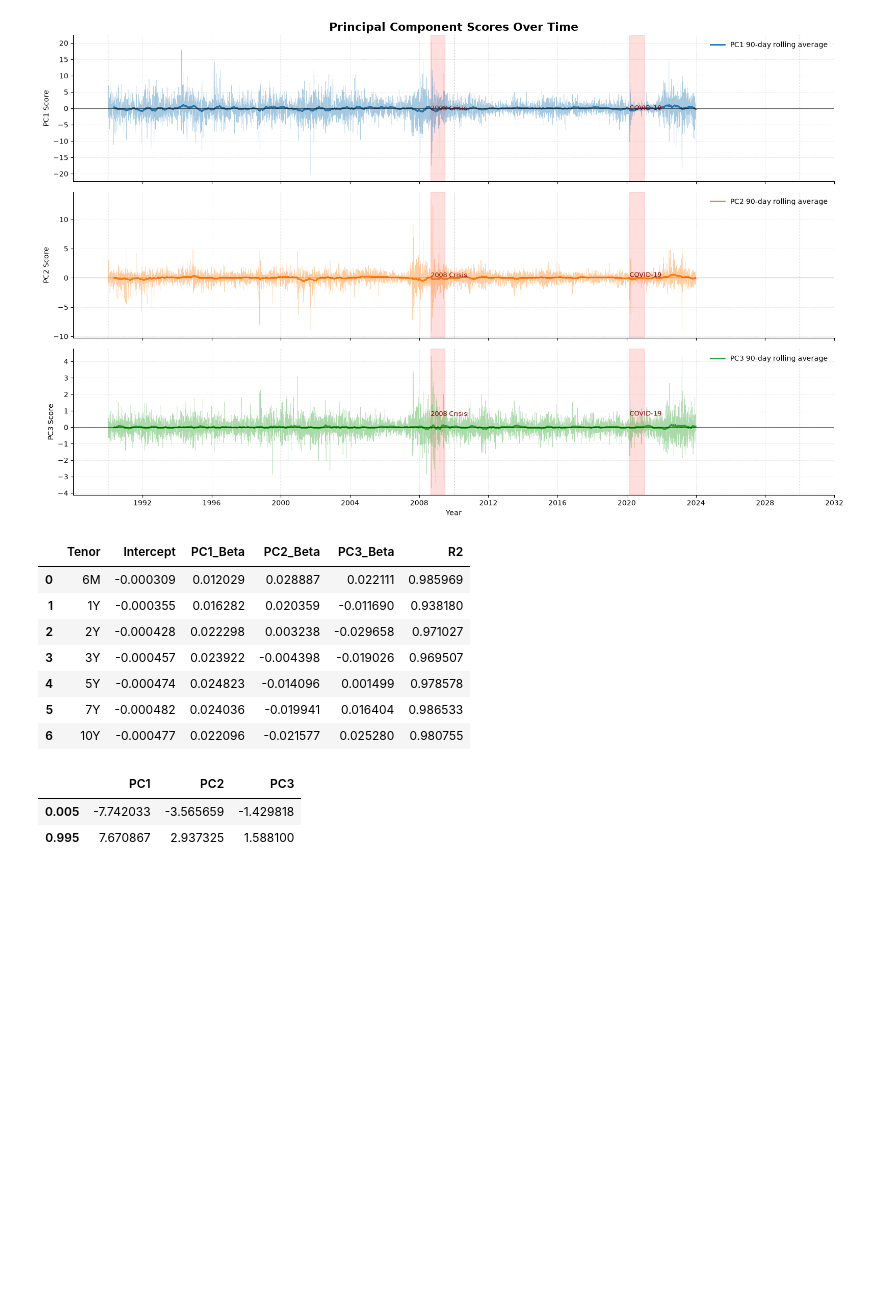
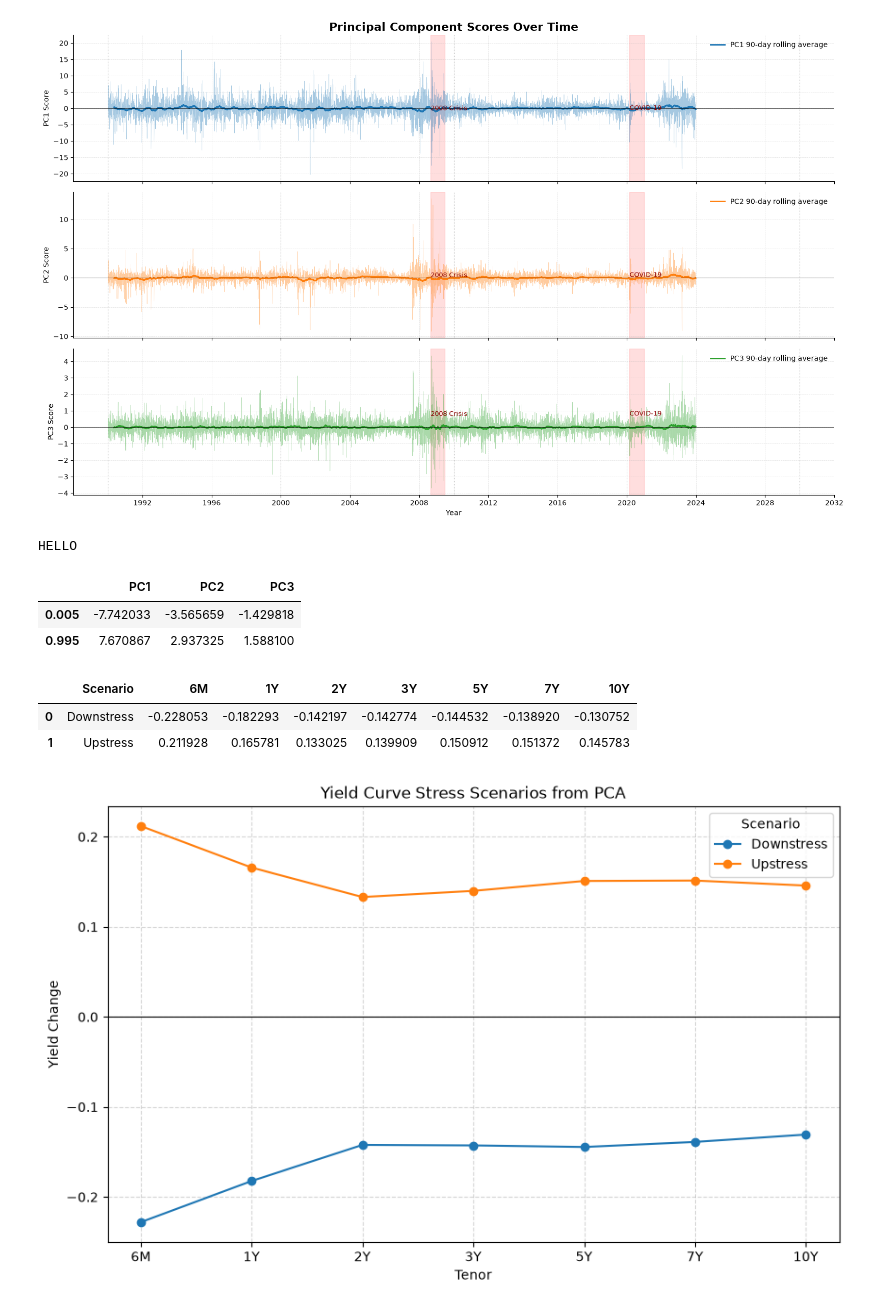
Before and after one commit to Pijon28/pca-vasicek-yield-sim, a Jupyter notebook: notebooks/02_PCA.ipynb, the cells around one changed output. Cells and saved outputs as stored; diff of their text form; code cells hidden in the pictures; blank space fills up the shorter version.

Commit message:
PCA completed with up and downstress

```diff
--- a/notebooks/02_PCA.ipynb
+++ b/notebooks/02_PCA.ipynb
@@ -262,7 +299,7 @@ The intercept is the expected yield change when all principal components are zer
 
 R2 is the coefficient of determination which tells us how much of the variance in the yield changes can be explained by the principal components.'''
 
-tenors=["6M", "1Y", "2Y", "3Y", "5Y", "7Y", "10Y"]
+'''tenors=["6M", "1Y", "2Y", "3Y", "5Y", "7Y", "10Y"]
 
 X=pc_scores[["PC1", "PC2", "PC3"]]
 Y=df[tenors]
@@ -284,16 +321,9 @@ for tenor in tenors:
 
 regression_df=pd.DataFrame(regression_results)
 
-regression_df
+regression_df'''
 # %% [output]
-|  | Tenor | Intercept | PC1_Beta | PC2_Beta | PC3_Beta | R2 |
-| 0 | 6M | -0.000309 | 0.012029 | 0.028887 | 0.022111 | 0.985969 |
-| 1 | 1Y | -0.000355 | 0.016282 | 0.020359 | -0.011690 | 0.938180 |
-| 2 | 2Y | -0.000428 | 0.022298 | 0.003238 | -0.029658 | 0.971027 |
-| 3 | 3Y | -0.000457 | 0.023922 | -0.004398 | -0.019026 | 0.969507 |
-| 4 | 5Y | -0.000474 | 0.024823 | -0.014096 | 0.001499 | 0.978578 |
-| 5 | 7Y | -0.000482 | 0.024036 | -0.019941 | 0.016404 | 0.986533 |
-| 6 | 10Y | -0.000477 | 0.022096 | -0.021577 | 0.025280 | 0.980755 |
+HELLO
 # %%
 #Now we will stress test the results for up and down stress scenarios
 
@@ -308,3 +338,56 @@ pc_stress
 |  | PC1 | PC2 | PC3 |
 | 0.005 | -7.742033 | -3.565659 | -1.429818 |
 | 0.995 | 7.670867 | 2.937325 | 1.588100 |
+# %%
+# Convert PC stress scenarios into yield curve stress scenarios
+
+stress_rows = []
+
+for percentile, pc_values in pc_stress.iterrows():
+
+    if percentile == 0.995:
+        scenario_name = "Upstress"
+    elif percentile == 0.005:
+        scenario_name = "Downstress"
+    else:
+        scenario_name = str(percentile)
+
+    row = {"Scenario": scenario_name}
+
+    for _, reg in regression_df.iterrows():
+
+        tenor = reg["Tenor"]
+
+        stressed_yield_change = (
+            reg["Intercept"]
+            + reg["PC1_Beta"] * pc_values["PC1"]
+            + reg["PC2_Beta"] * pc_values["PC2"]
+            + reg["PC3_Beta"] * pc_values["PC3"]
+        )
+
+        row[tenor] = stressed_yield_change
+
+    stress_rows.append(row)
+
+yield_stress = pd.DataFrame(stress_rows)
+
+yield_stress
+# %% [output]
+|  | Scenario | 6M | 1Y | 2Y | 3Y | 5Y | 7Y | 10Y |
+| 0 | Downstress | -0.228053 | -0.182293 | -0.142197 | -0.142774 | -0.144532 | -0.138920 | -0.130752 |
+| 1 | Upstress | 0.211928 | 0.165781 | 0.133025 | 0.139909 | 0.150912 | 0.151372 | 0.145783 |
+# %%
+#Now we plot this
+
+yield_stress_plot = yield_stress.set_index("Scenario")[tenors].T
+
+yield_stress_plot.plot(figsize=(10, 6), marker="o")
+
+plt.axhline(0, color="black", linewidth=0.8)
+plt.title("Yield Curve Stress Scenarios from PCA")
+plt.xlabel("Tenor")
+plt.ylabel("Yield Change")
+plt.grid(True, linestyle="--", alpha=0.5)
+plt.show()
+# %% [output]
+[figure, added]
```
Also changed, not shown: parts of 3 cells of this notebook, 4 other files.
